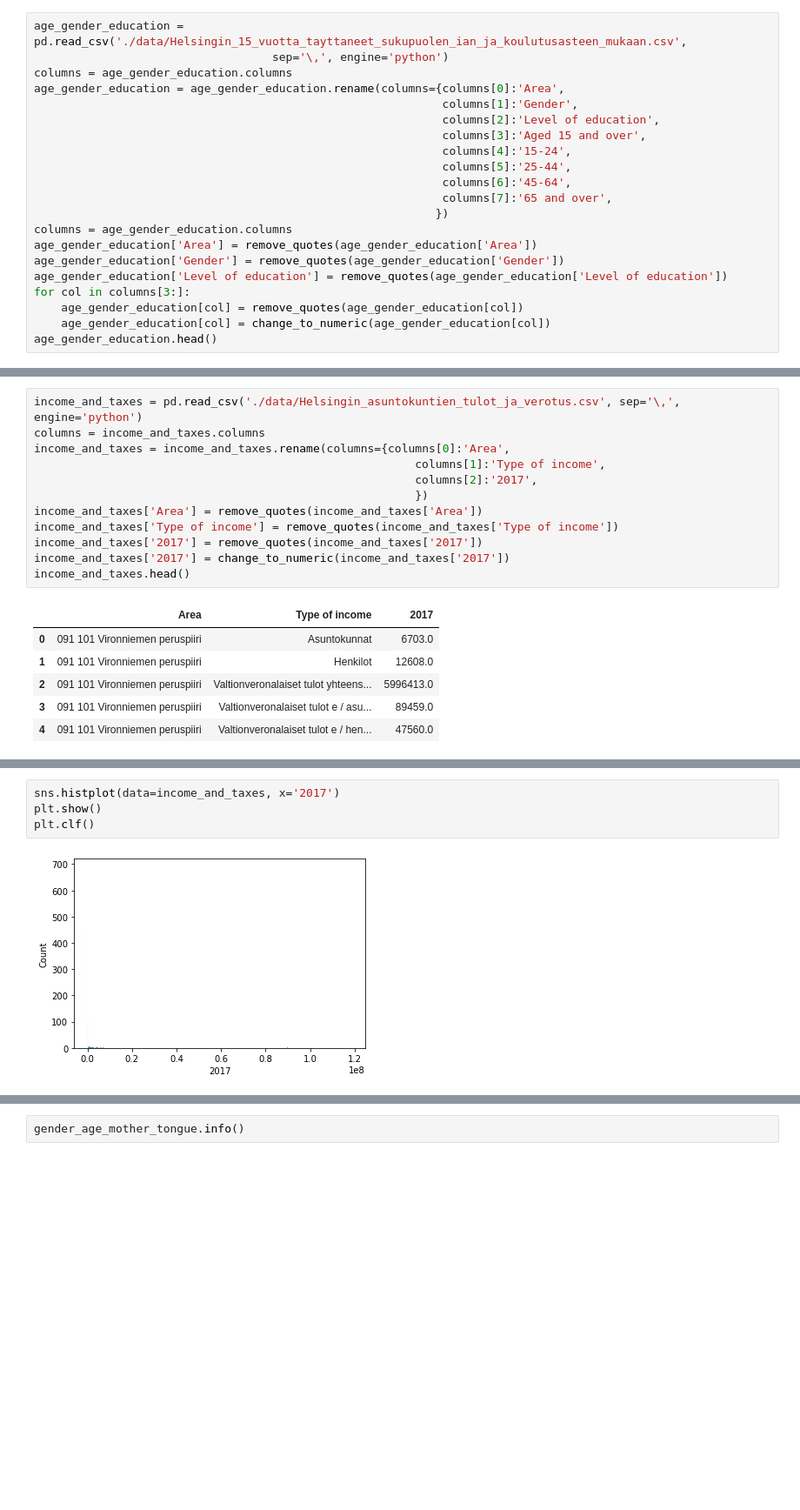
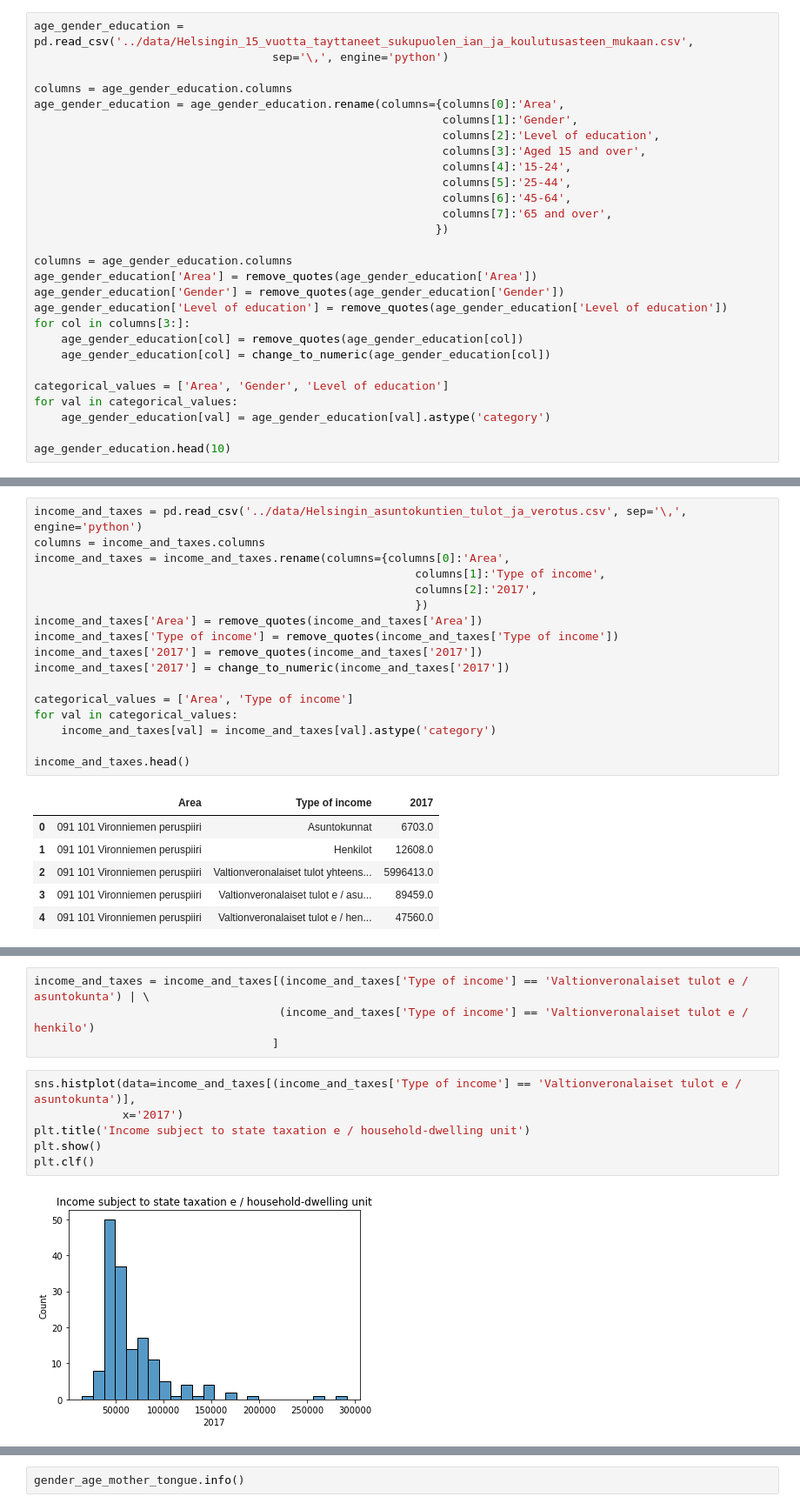
Before and after one commit to phuvio/Introduction-to-Data-Science, a Jupyter notebook: src/Introduction to Data Science - miniproject.ipynb, the cells around one changed output, grey strips where cells are left out. Shown at 87% size. Saved outputs shown, nothing was run; the diff lists cells and outputs as text; blank space fills up the shorter version.

```diff
--- a/src/Introduction to Data Science - miniproject.ipynb
+++ b/src/Introduction to Data Science - miniproject.ipynb
@@ -14,6 +24,7 @@ def change_to_numeric(column):
 # %%
-age_gender_education = pd.read_csv('./data/Helsingin_15_vuotta_tayttaneet_sukupuolen_ian_ja_koulutusasteen_mukaan.csv',
+age_gender_education = pd.read_csv('../data/Helsingin_15_vuotta_tayttaneet_sukupuolen_ian_ja_koulutusasteen_mukaan.csv',
                                    sep='\,', engine='python')
+
 columns = age_gender_education.columns
 age_gender_education = age_gender_education.rename(columns={columns[0]:'Area',
                                                             columns[1]:'Gender',
@@ -24,6 +35,7 @@ age_gender_education = age_gender_education.rename(columns={columns[0]:'Area',
                                                             columns[6]:'45-64',
                                                             columns[7]:'65 and over',
                                                            })
+
 columns = age_gender_education.columns
 age_gender_education['Area'] = remove_quotes(age_gender_education['Area'])
 age_gender_education['Gender'] = remove_quotes(age_gender_education['Gender'])
@@ -31,7 +43,12 @@ age_gender_education['Level of education'] = remove_quotes(age_gender_education[
 for col in columns[3:]:
     age_gender_education[col] = remove_quotes(age_gender_education[col])
     age_gender_education[col] = change_to_numeric(age_gender_education[col])
-age_gender_education.head()
+
+categorical_values = ['Area', 'Gender', 'Level of education']
+for val in categorical_values:
+    age_gender_education[val] = age_gender_education[val].astype('category')
+
+age_gender_education.head(10)
 # %% [output]
 |  | Area | Gender | Level of education | Aged 15 and over | 15-24 | 25-44 | 45-64 | 65 and over |
 | 0 | 091 101 Vironniemen peruspiiri | Molemmat sukupuolet | Kaikki koulutusasteet | 11310.0 | 1393.0 | 4085.0 | 3192.0 | 2640.0 |
@@ -78,5 +167,5 @@ type_of_house.head()
 # %%
-income_and_taxes = pd.read_csv('./data/Helsingin_asuntokuntien_tulot_ja_verotus.csv', sep='\,', engine='python')
+income_and_taxes = pd.read_csv('../data/Helsingin_asuntokuntien_tulot_ja_verotus.csv', sep='\,', engine='python')
 columns = income_and_taxes.columns
 income_and_taxes = income_and_taxes.rename(columns={columns[0]:'Area',
                                                         columns[1]:'Type of income',
@@ -86,6 +175,11 @@ income_and_taxes['Area'] = remove_quotes(income_and_taxes['Area'])
 income_and_taxes['Type of income'] = remove_quotes(income_and_taxes['Type of income'])
 income_and_taxes['2017'] = remove_quotes(income_and_taxes['2017'])
 income_and_taxes['2017'] = change_to_numeric(income_and_taxes['2017'])
+
+categorical_values = ['Area', 'Type of income']
+for val in categorical_values:
+    income_and_taxes[val] = income_and_taxes[val].astype('category')
+
 income_and_taxes.head()
 # %% [output]
 |  | Area | Type of income | 2017 |
@@ -110,7 +204,13 @@ memory usage: 40.5+ KB
+# %%
+income_and_taxes = income_and_taxes[(income_and_taxes['Type of income'] == 'Valtionveronalaiset tulot e / asuntokunta') | \
+                                    (income_and_taxes['Type of income'] == 'Valtionveronalaiset tulot e / henkilo')
+                                   ]
 # %%
-sns.histplot(data=income_and_taxes, x='2017')
+sns.histplot(data=income_and_taxes[(income_and_taxes['Type of income'] == 'Valtionveronalaiset tulot e / asuntokunta')],
+             x='2017')
+plt.title('Income subject to state taxation e / household-dwelling unit')
 plt.show()
 plt.clf()
 # %% [output]
-[figure, old version]
+[figure, new version]
 <Figure size 432x288 with 0 Axes>
```
Also changed, not shown: parts of 30 cells of this notebook, 3 other files.
